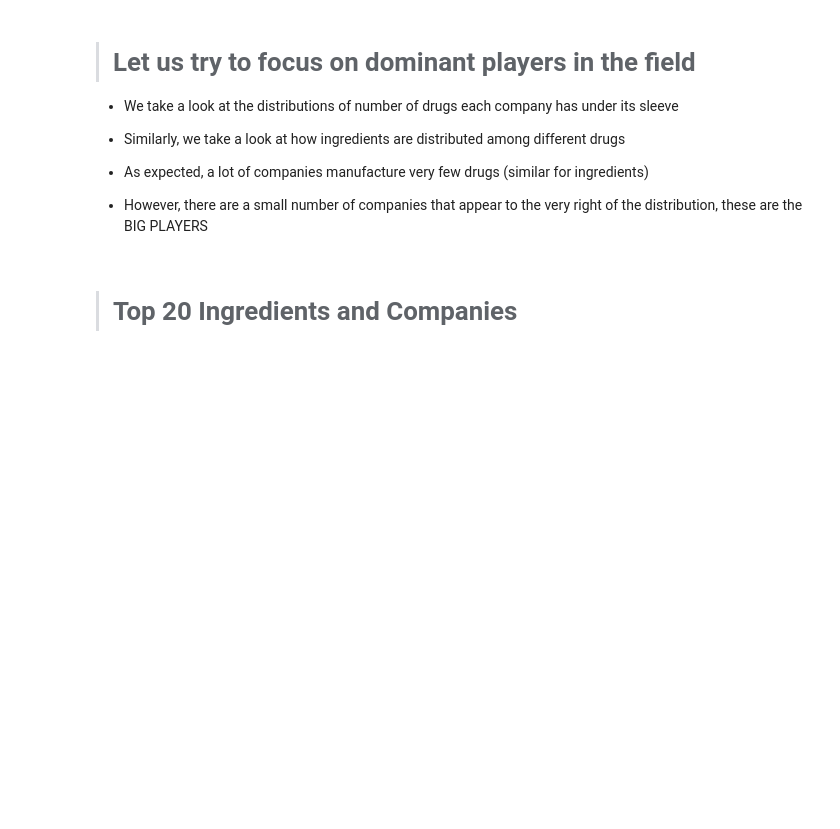
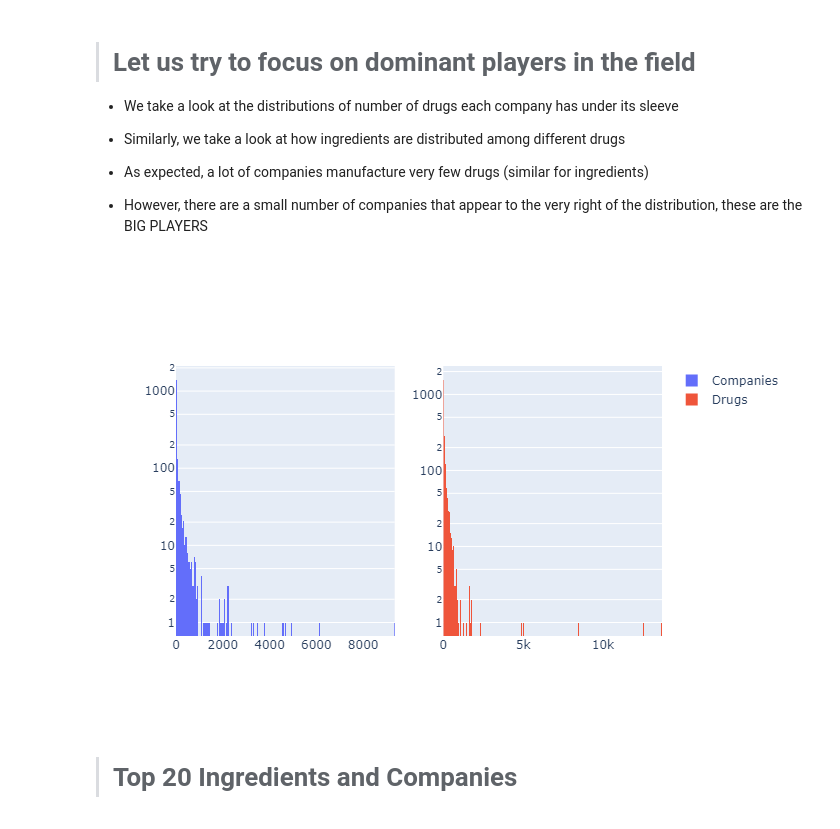
Before and after one commit to Vikramardham/fdaDrug_Data, a Jupyter notebook: fda_drug/explore.ipynb, the cells around one changed output. Saved outputs shown, nothing was run; the diff lists cells and outputs as text; code cells hidden in the pictures; blank space fills up the shorter version.

```diff
--- a/fda_drug/explore.ipynb
+++ b/fda_drug/explore.ipynb
@@ -188,11 +196,14 @@ drug_counts = Counter(ingredients_list)
 # %%
 fig = make_subplots(rows=1, cols=2)
 fig.add_trace(go.Histogram(x=list(company_counts.values()), name='Companies'),
               row=1, col=1)
 fig.add_trace(go.Histogram(x=list(drug_counts.values()), name='Drugs', ),
               row=1, col=2)
 fig.update_yaxes(type="log")
-go.FigureWidget(data=fig)
+#go.FigureWidget(data=fig)
+fig.show(renderer='png')
+# %% [output]
+[figure, added]
 # %% [markdown]
 ># Top 20 Ingredients and Companies
 # %%
```
Also changed, not shown: parts of 9 cells of this notebook.
